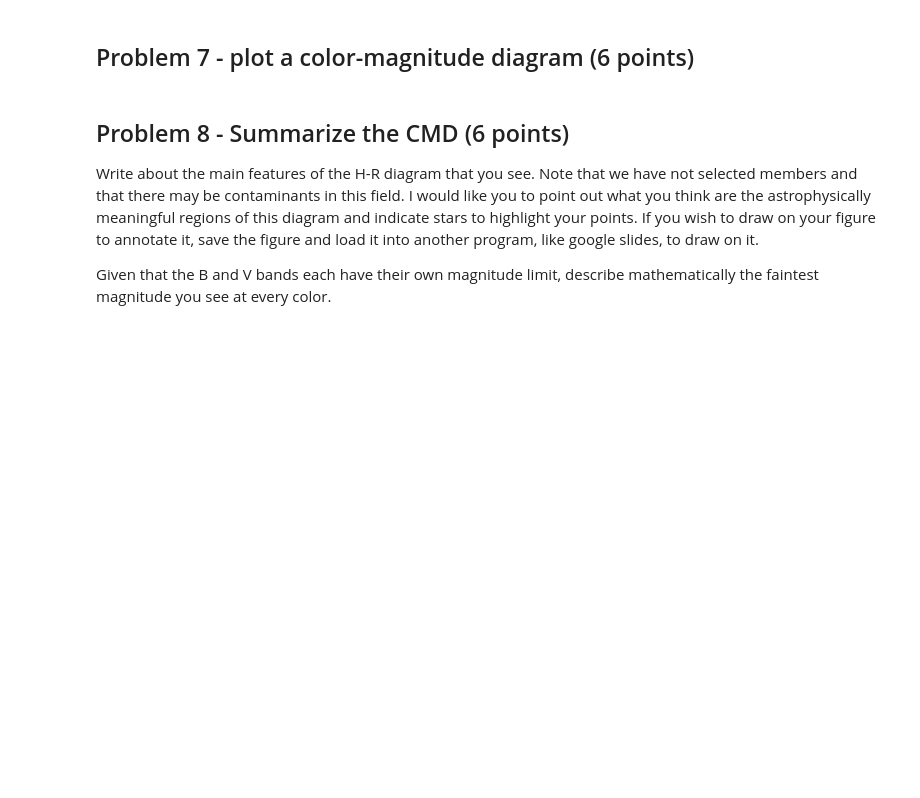
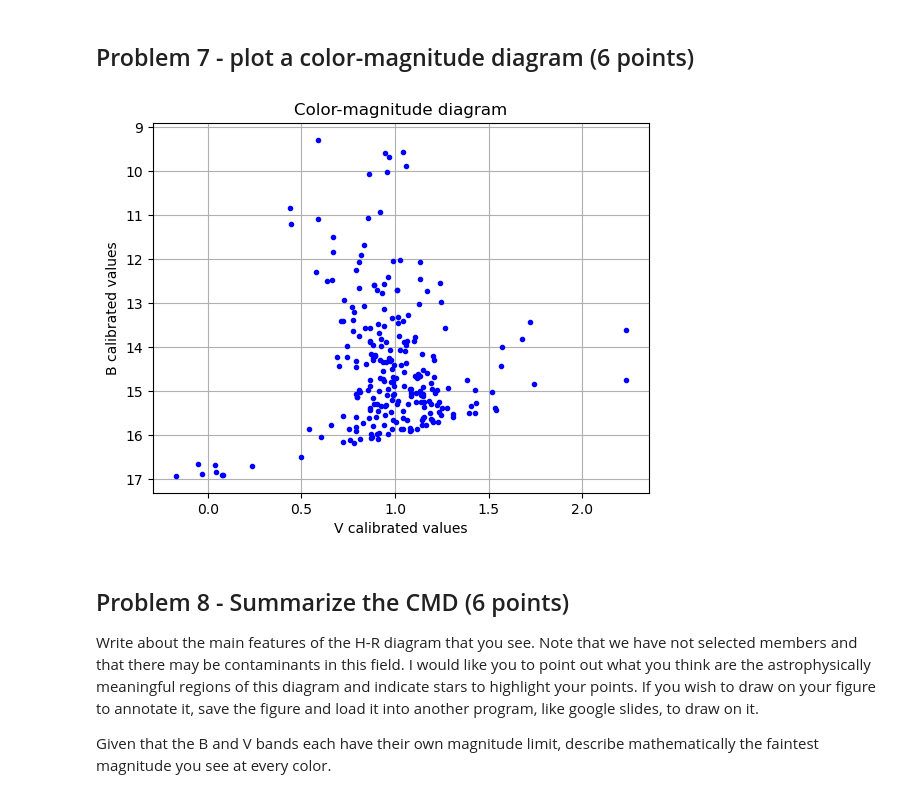
Before and after one commit to Lucc005/Reductionproject_student, a Jupyter notebook: cluster_photometry_student.ipynb, the cells around one changed output. Saved outputs shown, nothing was run; the diff lists cells and outputs as text; code cells hidden in the pictures; blank space fills up the shorter version.

```diff
--- a/cluster_photometry_student.ipynb
+++ b/cluster_photometry_student.ipynb
@@ -529,5 +532,7 @@ The PHOTZP has been determined by me using PAN-STARRS photometry of stars in our
 # %%
 #***********************
 # your code to convert instrumental magnitudes in each band to calibrated magnitudes
-B_calibrado = bmag +
-G_calibrado = gmag +
+B_calibrado = bmag + float(header_b['PHOTZP'])
+G_calibrado = gmag + float(header_g['PHOTZP'])
+print(B_calibrado)
+print(G_calibrado)
@@ -536,9 +559,16 @@ G_calibrado = gmag +
 # %%
 #**************************
 # your figure here
+V_calibrado = B_calibrado -G_calibrado
+plt.plot(V_calibrado, G_calibrado, 'b.')
 
 plt.gca().invert_yaxis()
+plt.xlabel('V calibrated values')
+plt.ylabel('B calibrated values')
+plt.title('Color-magnitude diagram')
 plt.grid(True)
+# %% [output]
+[figure, added]
 # %% [markdown]
 ## Problem 8 - Summarize the CMD (6 points)
 Write about the main features of the H-R diagram that you see.  Note that we have not selected members and that there may be contaminants in this field.  I would like you to point out what you think are the astrophysically meaningful regions of this diagram and indicate stars to highlight your points.   If you wish to draw on your figure to annotate it, save the figure and load it into another program, like google slides, to draw on it.
```
Also changed, not shown: parts of 7 cells of this notebook.
